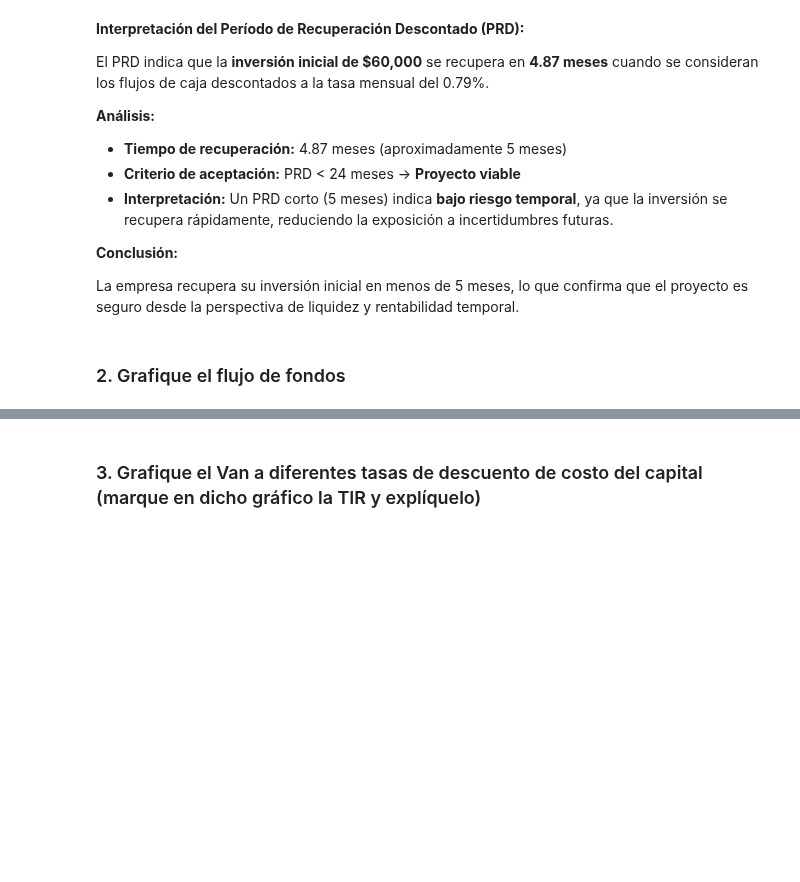
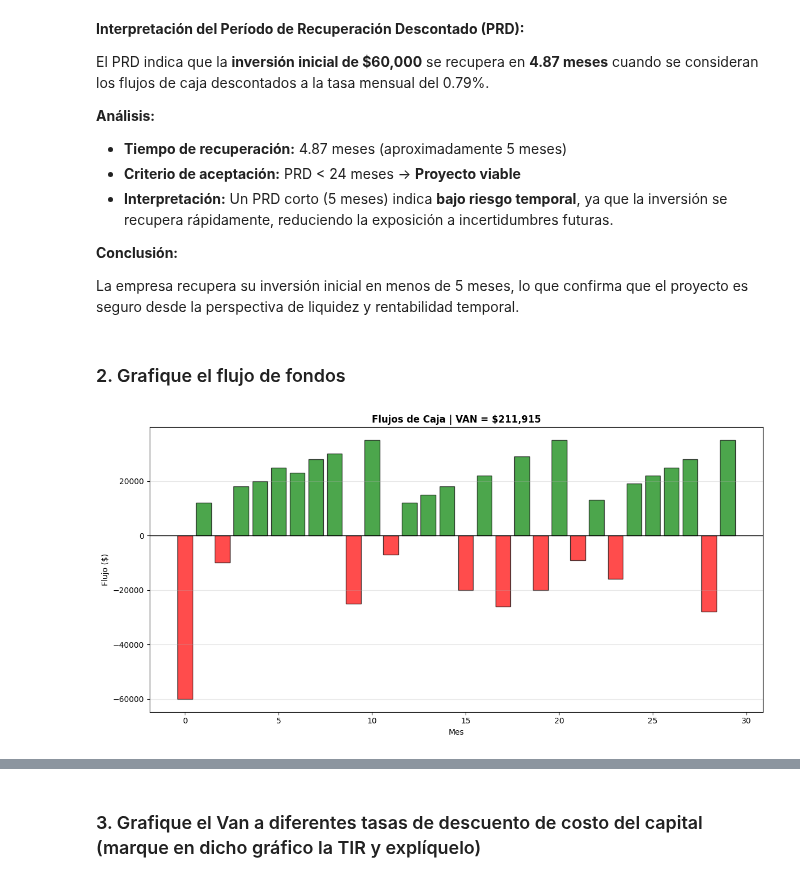
Before and after one commit to alexballera/laboratorio-datos-fce, a Jupyter notebook: 2do_parcial/parcial/ballera_919064_recuperatorio_Segundo_parcial_LMC.ipynb, the cells around one changed output, grey strips where cells are left out. Cells and saved outputs as stored; diff of their text form; code cells hidden in the pictures; blank space fills up the shorter version.

```diff
--- a/2do_parcial/parcial/ballera_919064_recuperatorio_Segundo_parcial_LMC.ipynb
+++ b/2do_parcial/parcial/ballera_919064_recuperatorio_Segundo_parcial_LMC.ipynb
@@ -758,3 +760,18 @@ El PRD indica que la **inversión inicial de $60,000** se recupera en **4.87 mes
 La empresa recupera su inversión inicial en menos de 5 meses, lo que confirma que el proyecto es seguro desde la perspectiva de liquidez y rentabilidad temporal.
 # %% [markdown]
 ### 2. Grafique el flujo de fondos
+# %%
+# Visualización
+years = list(range(len(nuevo_cash_flow)))
+plt.figure(figsize=(12, 6))
+colores = ['red' if f < 0 else 'green' for f in nuevo_cash_flow]
+plt.bar(years, nuevo_cash_flow, color=colores, alpha=0.7, edgecolor='black')
+plt.axhline(0, color='black', linewidth=1)
+plt.title(f'Flujos de Caja | VAN = ${van:,.0f}', fontweight='bold')
+plt.xlabel('Mes')
+plt.ylabel('Flujo ($)')
+plt.grid(True, alpha=0.3, axis='y')
+plt.tight_layout()
+plt.show()
+# %% [output]
+[figure, added]
```
Also changed, not shown: parts of 5 cells of this notebook.
